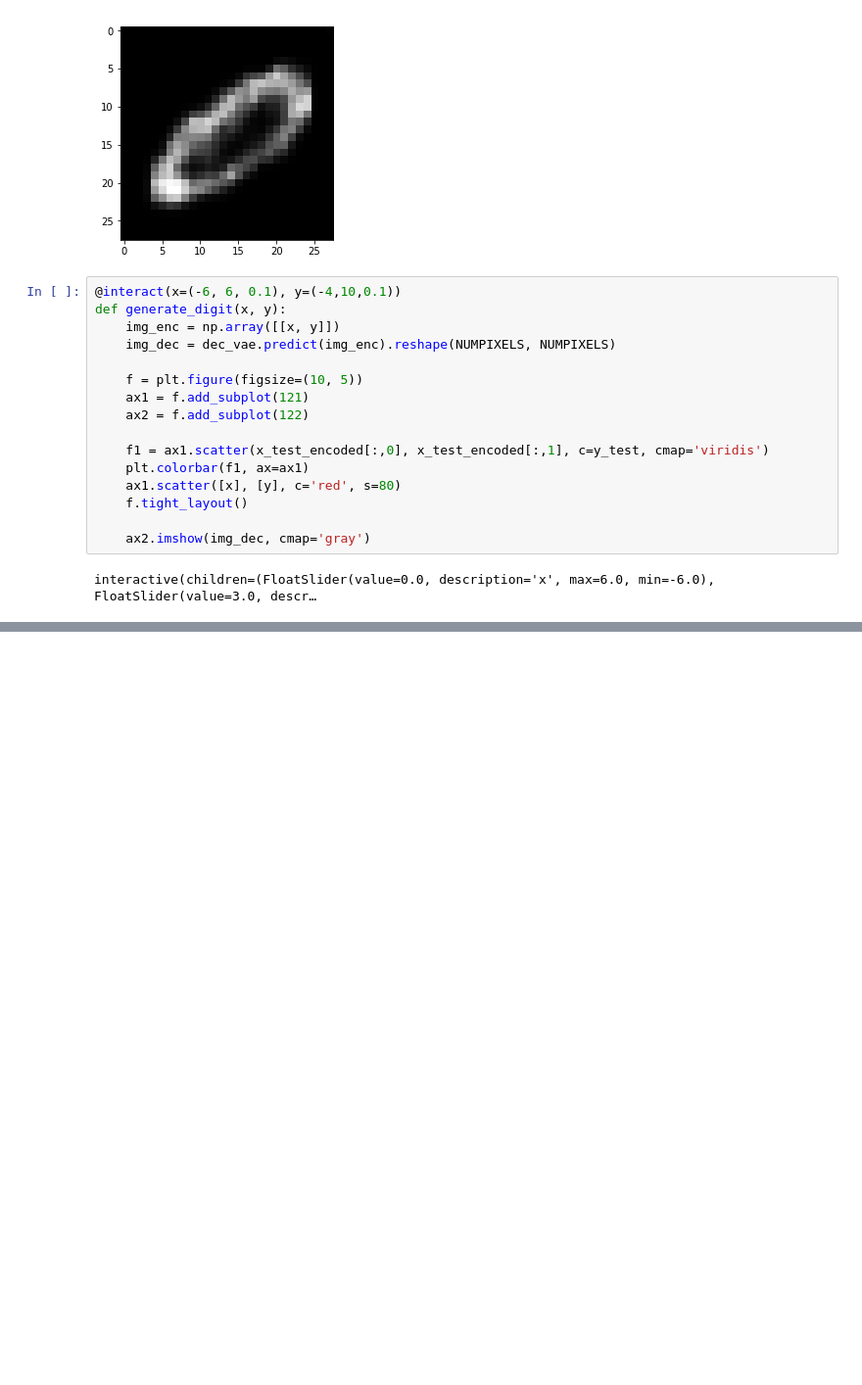
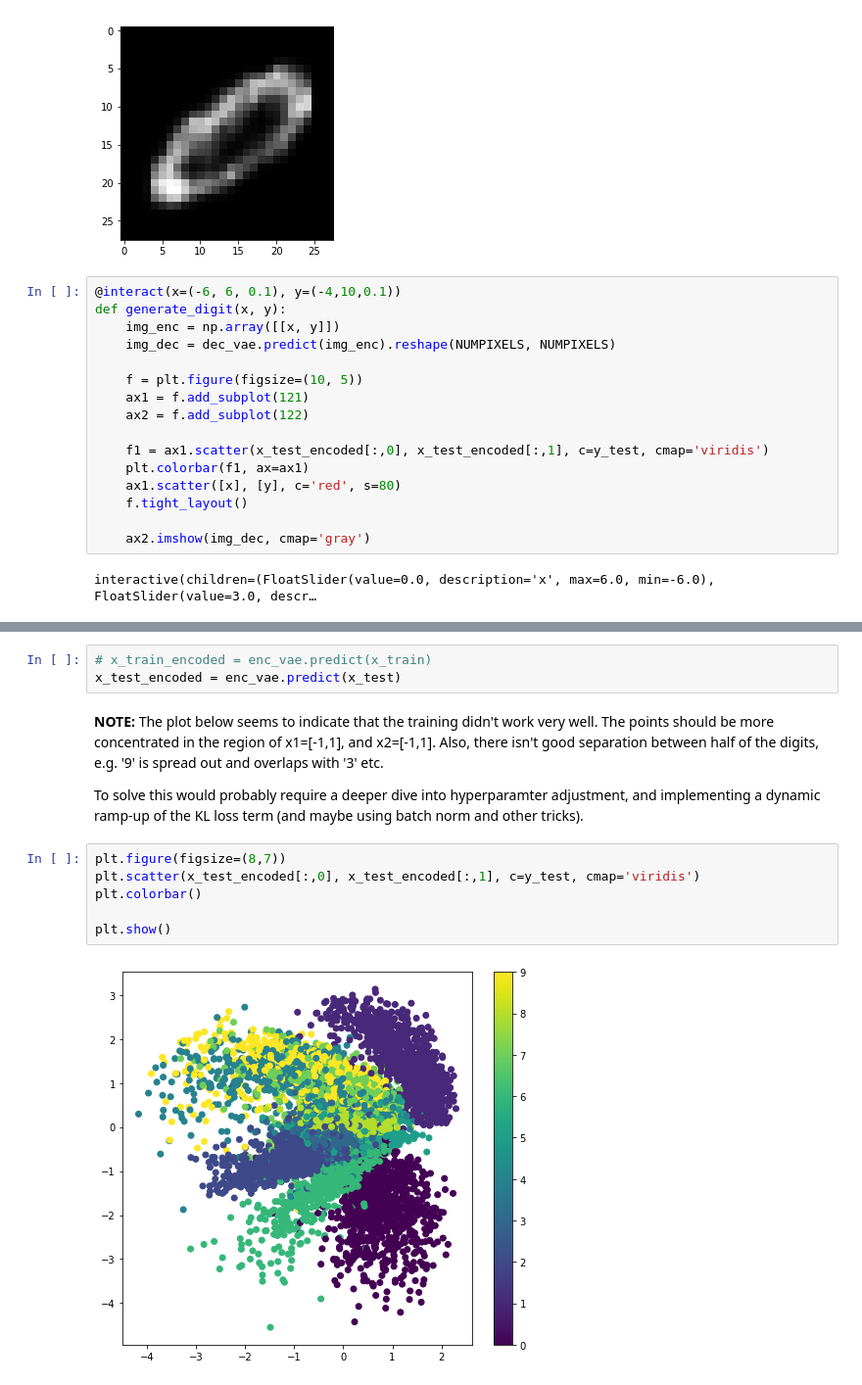
Before and after one commit to jamieinfinity/taureau, a Jupyter notebook: notebooks/mnist_examples.ipynb, the cells around one changed output, grey strips where cells are left out. Shown at 98% size. Drawn from its saved outputs; the diff is of its cells as text; blank space fills up the shorter version.

```diff
--- a/notebooks/mnist_examples.ipynb
+++ b/notebooks/mnist_examples.ipynb
@@ -692,0 +859,16 @@ interactive(children=(FloatSlider(value=0.0, description='x', max=6.0, min=-6.0)
+# %%
+# x_train_encoded = enc_vae.predict(x_train)
+x_test_encoded = enc_vae.predict(x_test)
+# %% [markdown]
+**NOTE:**
+The plot below seems to indicate that the training didn't work very well. The points should be more concentrated in the region of x1=[-1,1], and x2=[-1,1]. Also, there isn't good separation between half of the digits, e.g. '9' is spread out and overlaps with '3' etc.
+
+To solve this would probably require a deeper dive into hyperparamter adjustment, and implementing a dynamic ramp-up of the KL loss term (and maybe using batch norm and other tricks).
+# %%
+plt.figure(figsize=(8,7))
+plt.scatter(x_test_encoded[:,0], x_test_encoded[:,1], c=y_test, cmap='viridis')
+plt.colorbar()
+
+plt.show()
+# %% [output]
+[figure, added]
```
Also changed, not shown: parts of 22 cells of this notebook, 1 other file.
